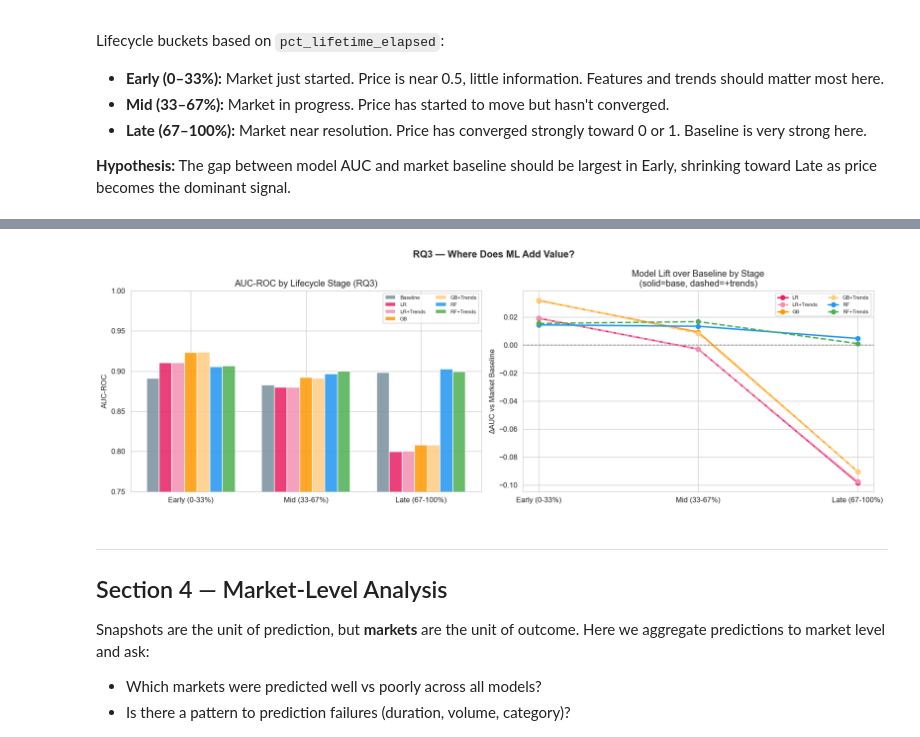
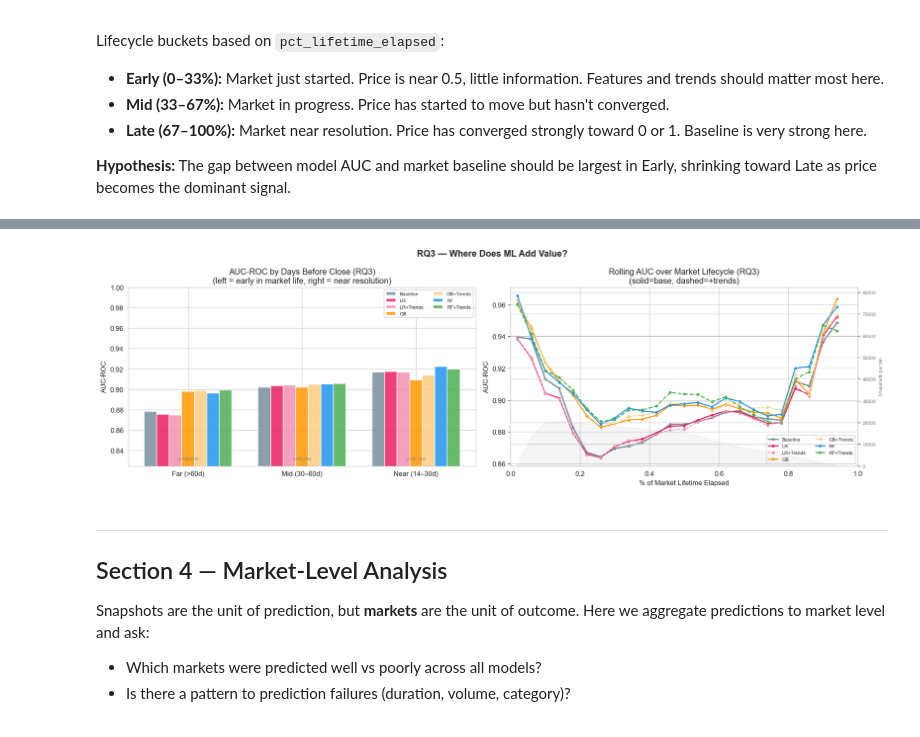
Before and after one commit to Hector-TB/predicting-prediction-markets, a Jupyter notebook: analysis/analysis.ipynb, the cells around one changed output, grey strips where cells are left out. Drawn from its saved outputs; the diff is of its cells as text; code cells hidden in the pictures.

```diff
--- a/analysis/analysis.ipynb
+++ b/analysis/analysis.ipynb
@@ -132,24 +132,19 @@ rf_tr = pd.read_csv(PRED_RF_TR)
 svm   = pd.read_csv(PRED_SVM)
 svm_tr= pd.read_csv(PRED_SVM_TR)
 
-# Add within-market snap index (same sort used for parquet → aligns rows)
-for df in [lr, gb]:
-    df.sort_values('market_id', inplace=True)
-    df['snap_idx'] = df.groupby('market_id').cumcount()
-    df.reset_index(drop=True, inplace=True)
-
-# Join LR/GB with parquet meta via (market_id, snap_idx)
 pq_key = test_pq[['market_id', 'snap_idx', 'snapshot_timestamp',
                    'pct_lifetime_elapsed', 'price_at_snapshot',
                    'category', 'days_before_close', 'outcome']]
 
-lr_j = lr.merge(pq_key, on=['market_id', 'snap_idx'], how='inner', suffixes=('_lr',''))
-gb_j = gb.merge(pq_key, on=['market_id', 'snap_idx'], how='inner', suffixes=('_gb',''))
+# LR and GB: join on snapshot_timestamp directly (timestamp saved in CSV to avoid snap_idx mismatch)
+lr['snapshot_timestamp'] = pd.to_datetime(lr['snapshot_timestamp'], utc=True)
+gb['snapshot_timestamp'] = pd.to_datetime(gb['snapshot_timestamp'], utc=True)
+lr_j = lr.merge(pq_key, on=['market_id', 'snapshot_timestamp'], how='inner', suffixes=('_lr',''))
+gb_j = gb.merge(pq_key, on=['market_id', 'snapshot_timestamp'], how='inner', suffixes=('_gb',''))
 
 # RF/RF-Trends: join on market_id + snapshot_timestamp
 rf['snapshot_timestamp']    = pd.to_datetime(rf['snapshot_timestamp'], utc=True)
 rf_tr['snapshot_timestamp'] = pd.to_datetime(rf_tr['snapshot_timestamp'], utc=True)
-
 rf_j    = rf.merge(pq_key, on=['market_id', 'snapshot_timestamp'], how='inner', suffixes=('','_pq'))
 rf_tr_j = rf_tr.merge(pq_key, on=['market_id', 'snapshot_timestamp'], how='inner', suffixes=('','_pq'))
 
@@ -504,50 +548,63 @@ Late (67-100%)      30982    0.8981 0.7997     0.8004 0.8077     0.8077 0.9028
 # %%
-# ── Lifecycle AUC plot — all variants ───────────────────────────────────
-fig, axes = plt.subplots(1, 2, figsize=(15, 5))
+fig, axes = plt.subplots(1, 2, figsize=(16, 5))
 
-all_model_cols = ['Baseline','LR','LR+Trends','GB','GB+Trends','RF','RF+Trends']
-all_colors     = [COLORS['Market Baseline'],COLORS['LR'],COLORS['LR+Trends'],
-                  COLORS['GB'],COLORS['GB+Trends'],COLORS['RF'],COLORS['RF+Trends']]
+all_model_cols = ['Baseline', 'LR', 'LR+Trends', 'GB', 'GB+Trends', 'RF', 'RF+Trends']
+all_colors     = [COLORS['Market Baseline'], COLORS['LR'], COLORS['LR+Trends'],
+                  COLORS['GB'], COLORS['GB+Trends'], COLORS['RF'], COLORS['RF+Trends']]
 
-# Left: absolute AUC per stage
+# ── Left: Option A — bar chart by days_before_close ──────────────────────
 ax = axes[0]
-x = np.arange(len(lc_df))
+x = np.arange(len(dbc_df))
 w = 0.11
 for i, (col, color) in enumerate(zip(all_model_cols, all_colors)):
-    if col in lc_df.columns:
-        ax.bar(x + (i - 3) * w, lc_df[col], w, label=col, color=color, alpha=0.85)
+    if col in dbc_df.columns:
+        ax.bar(x + (i - 3) * w, dbc_df[col], w, label=col, color=color, alpha=0.85)
 ax.set_xticks(x)
-ax.set_xticklabels(lc_df['Stage'])
+ax.set_xticklabels(dbc_df['Stage'])
 ax.set_ylabel('AUC-ROC')
-ax.set_title('AUC-ROC by Lifecycle Stage (RQ3)')
+ax.set_title('AUC-ROC by Days Before Close (RQ3)\n(left = early in market life, right = near resolution)')
 ax.legend(fontsize=7, ncol=2)
-min_auc = lc_df[all_model_cols].min().min()
+min_auc = dbc_df[all_model_cols].min().min()
 ax.set_ylim(max(0.5, min_auc - 0.05), 1.0)
+for i, row in dbc_df.iterrows():
+    ax.text(i, ax.get_ylim()[0] + 0.005, f"n={row['Snapshots']:,}",
+            ha='center', va='bottom', fontsize=6.5, color='gray')
 
-# Right: delta vs baseline per stage (base=solid, trends=dashed)
+# ── Right: Option B — rolling AUC line over pct_lifetime_elapsed ─────────
 ax = axes[1]
-for col, color, ls in [
-    ('LR',       COLORS['LR'],       '-'),
-    ('LR+Trends',COLORS['LR+Trends'],'--'),
-    ('GB',       COLORS['GB'],       '-'),
-    ('GB+Trends',COLORS['GB+Trends'],'--'),
-    ('RF',       COLORS['RF'],       '-'),
-    ('RF+Trends',COLORS['RF+Trends'],'--'),
-]:
-    if col in lc_df.columns:
-        delta = lc_df[col] - lc_df['Baseline']
-        ax.plot(lc_df['Stage'], delta, 'o'+ls, color=color, lw=2, ms=6, label=col)
-ax.axhline(0, color='gray', ls='--', lw=1)
-ax.set_ylabel('ΔAUC vs Market Baseline')
-ax.set_title('Model Lift over Baseline by Stage\n(solid=base, dashed=+trends)')
+line_models = [
+    ('Baseline',  COLORS['Market Baseline'], '-',  2.0),
+    ('LR',        COLORS['LR'],              '-',  1.6),
+    ('LR+Trends', COLORS['LR+Trends'],       '--', 1.2),
+    ('GB',        COLORS['GB'],              '-',  1.6),
+    ('GB+Trends', COLORS['GB+Trends'],       '--', 1.2),
+    ('RF',        COLORS['RF'],              '-',  1.6),
+    ('RF+Trends', COLORS['RF+Trends'],       '--', 1.6),
+]
+for col, color, ls, lw in line_models:
+    if col in roll_df.columns:
+        valid = roll_df[col].notna()
+        ax.plot(roll_df.loc[valid, 'center'], roll_df.loc[valid, col],
+                color=color, ls=ls, lw=lw, marker='o', ms=3, label=col)
+ax.set_xlabel('% of Market Lifetime Elapsed')
+ax.set_ylabel('AUC-ROC')
+ax.set_title('Rolling AUC over Market Lifecycle (RQ3)\n(solid=base, dashed=+trends)')
 ax.legend(fontsize=7, ncol=2)
+ax.set_xlim(0, 1)
+
+# Grey shading shows where data is sparse
+ax2 = ax.twinx()
+ax2.fill_between(roll_df['center'], roll_df['n'], alpha=0.08, color='gray')
+ax2.set_ylabel('Snapshots per bin', fontsize=7, color='gray')
+ax2.tick_params(axis='y', labelcolor='gray', labelsize=7)
+ax2.set_ylim(0, roll_df['n'].max() * 4)
 
 plt.suptitle('RQ3 — Where Does ML Add Value?', fontsize=13, fontweight='bold')
 plt.tight_layout()
 plt.savefig('lifecycle_auc.png', dpi=150, bbox_inches='tight')
 plt.show()
 # %% [output]
-[figure, old version]
+[figure, new version]
 # %% [markdown]
 ---
 ## Section 4 — Market-Level Analysis
```
Also changed, not shown: parts of 17 cells of this notebook, 15 other files.
